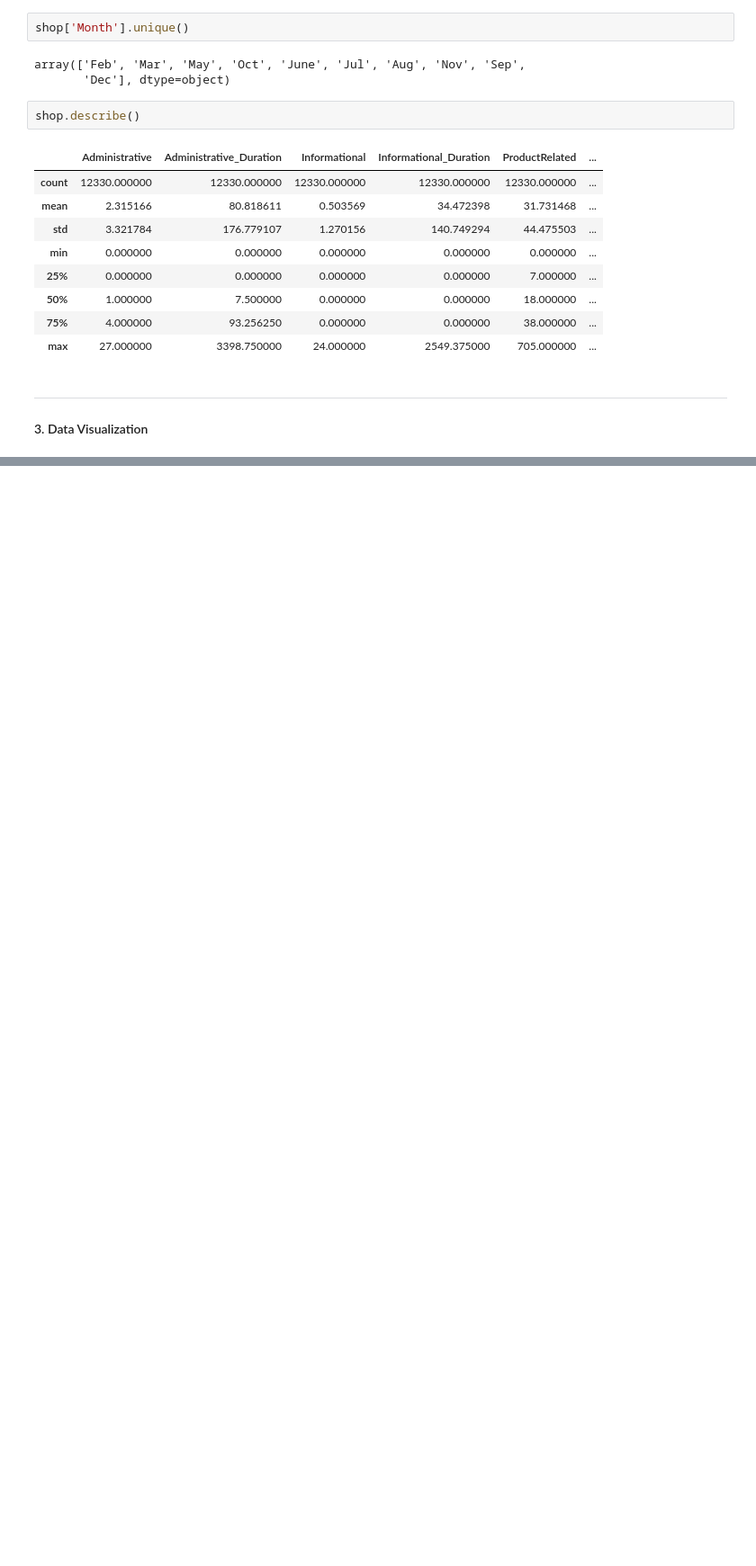
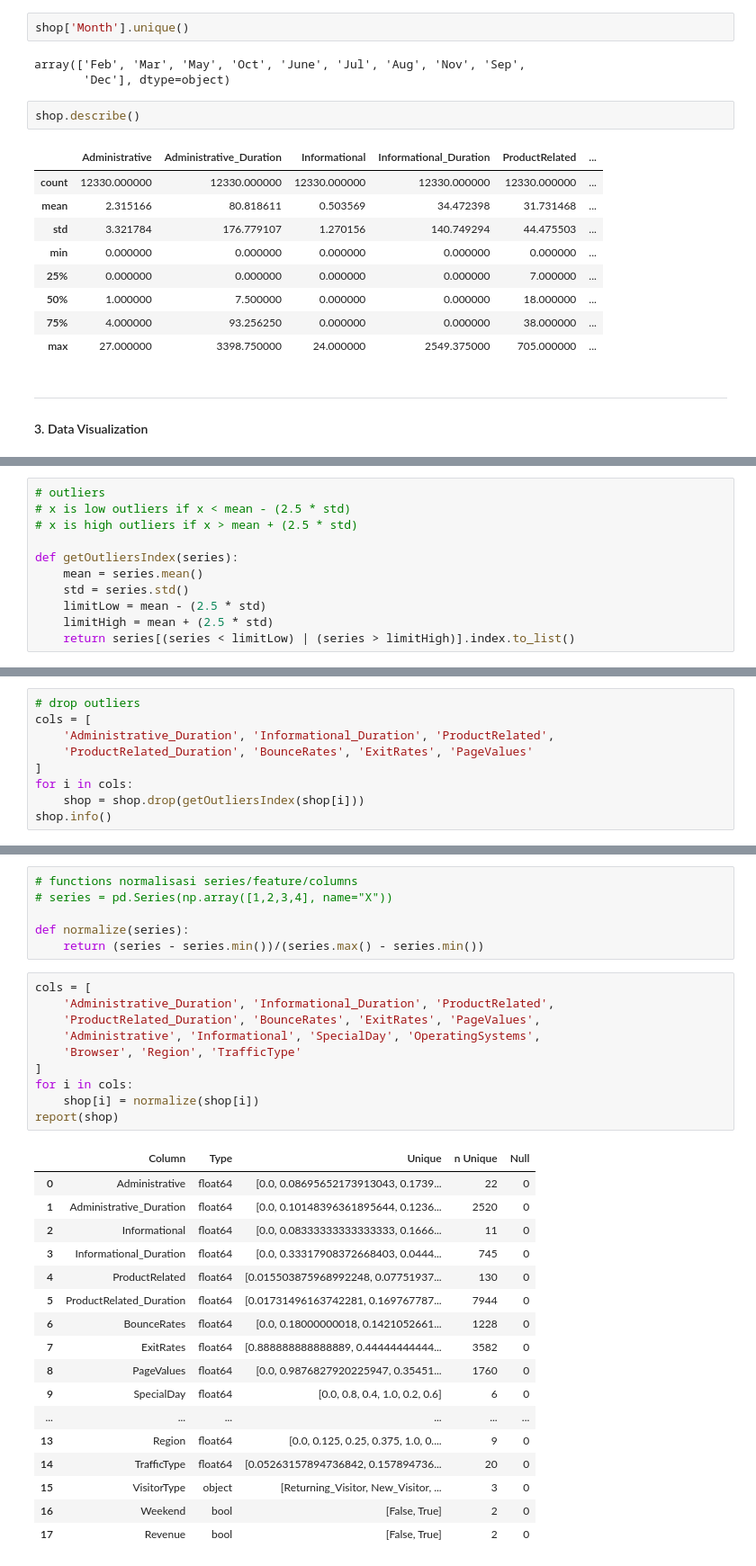
Before and after one commit to LintangWisesa/PDB_MTI_UI_Lab1_K6, a Jupyter notebook: Online Shoppers Intention.ipynb, the cells around one changed output, grey strips where cells are left out. Shown: that part at 90% size. Cells and saved outputs as stored; diff of their text form; blank space fills up the shorter version.

```diff
--- a/Online Shoppers Intention.ipynb
+++ b/Online Shoppers Intention.ipynb
@@ -134,0 +161,11 @@ plt.show()
+# %%
+# outliers
+# x is low outliers if x < mean - (2.5 * std)
+# x is high outliers if x > mean + (2.5 * std)
+
+def getOutliersIndex(series):
+    mean = series.mean()
+    std = series.std()
+    limitLow = mean - (2.5 * std)
+    limitHigh = mean + (2.5 * std)
+    return series[(series < limitLow) | (series > limitHigh)].index.to_list()
@@ -134,0 +176,9 @@ plt.show()
+# %%
+# drop outliers
+cols = [
+    'Administrative_Duration', 'Informational_Duration', 'ProductRelated',
+    'ProductRelated_Duration', 'BounceRates', 'ExitRates', 'PageValues'
+]
+for i in cols:
+    shop = shop.drop(getOutliersIndex(shop[i]))
+shop.info()
@@ -134,0 +217,34 @@ plt.show()
+# %%
+# functions normalisasi series/feature/columns
+# series = pd.Series(np.array([1,2,3,4], name="X"))
+
+def normalize(series):
+    return (series - series.min())/(series.max() - series.min())
+# %%
+cols = [
+    'Administrative_Duration', 'Informational_Duration', 'ProductRelated',
+    'ProductRelated_Duration', 'BounceRates', 'ExitRates', 'PageValues',
+    'Administrative', 'Informational', 'SpecialDay', 'OperatingSystems',
+    'Browser', 'Region', 'TrafficType'
+]
+for i in cols:
+    shop[i] = normalize(shop[i])
+report(shop)
+# %% [output]
+|  | Column | Type | Unique | n Unique | Null |
+| 0 | Administrative | float64 | [0.0, 0.08695652173913043, 0.1739... | 22 | 0 |
+| 1 | Administrative_Duration | float64 | [0.0, 0.10148396361895644, 0.1236... | 2520 | 0 |
+| 2 | Informational | float64 | [0.0, 0.08333333333333333, 0.1666... | 11 | 0 |
+| 3 | Informational_Duration | float64 | [0.0, 0.33317908372668403, 0.0444... | 745 | 0 |
+| 4 | ProductRelated | float64 | [0.015503875968992248, 0.07751937... | 130 | 0 |
+| 5 | ProductRelated_Duration | float64 | [0.01731496163742281, 0.169767787... | 7944 | 0 |
+| 6 | BounceRates | float64 | [0.0, 0.18000000018, 0.1421052661... | 1228 | 0 |
+| 7 | ExitRates | float64 | [0.888888888888889, 0.44444444444... | 3582 | 0 |
+| 8 | PageValues | float64 | [0.0, 0.9876827920225947, 0.35451... | 1760 | 0 |
+| 9 | SpecialDay | float64 | [0.0, 0.8, 0.4, 1.0, 0.2, 0.6] | 6 | 0 |
+| ... | ... | ... | ... | ... | ... |
+| 13 | Region | float64 | [0.0, 0.125, 0.25, 0.375, 1.0, 0.... | 9 | 0 |
+| 14 | TrafficType | float64 | [0.05263157894736842, 0.157894736... | 20 | 0 |
+| 15 | VisitorType | object | [Returning_Visitor, New_Visitor, ... | 3 | 0 |
+| 16 | Weekend | bool | [False, True] | 2 | 0 |
+| 17 | Revenue | bool | [False, True] | 2 | 0 |
```
Also changed, not shown: parts of 12 cells of this notebook.
